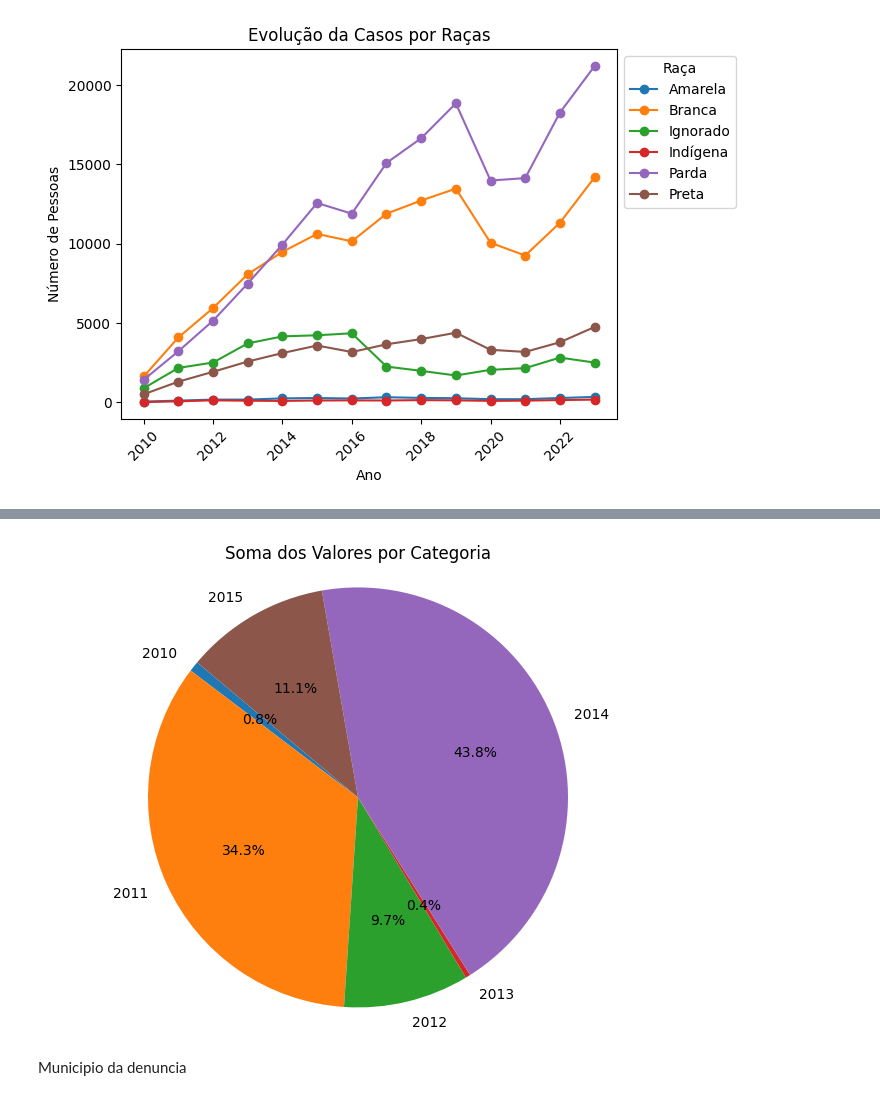
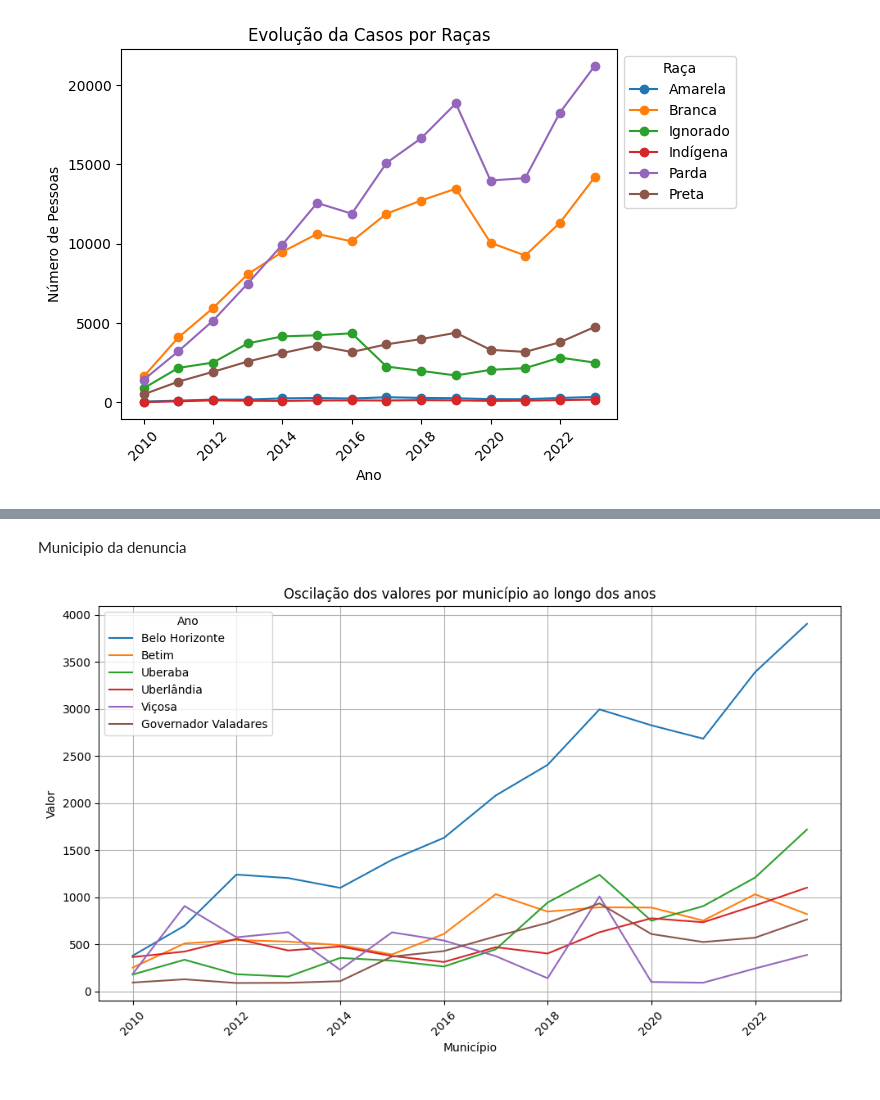
Before and after one commit to AlexeiAltamira/Portfolio, a Jupyter notebook: Violencia_contra_mulher.ipynb, the cells around one changed output, grey strips where cells are left out. Saved outputs shown, nothing was run; the diff lists cells and outputs as text; code cells hidden in the pictures.

```diff
--- a/Violencia_contra_mulher.ipynb
+++ b/Violencia_contra_mulher.ipynb
@@ -327,30 +282,2 @@ plt.show()
-# %%
-# Adicionando uma coluna com a soma dos valores por linha
-resultados_totais['Soma'] = resultados_totais.sum(axis=1)
-
-# Criando o gráfico de pizza
-plt.figure(figsize=(8, 6))
-plt.pie(resultados_totais['Soma'], labels=resultados_totais, autopct='%1.1f%%', startangle=140)
-plt.title('Soma dos Valores por Categoria')
-plt.axis('equal')  # Deixa o gráfico de pizza circular
-plt.show()
-
-# Exemplo de dataframe com as cores e o total de vezes que aparecem
-dados = {'Cor': ['Vermelho', 'Verde', 'Azul', 'Amarelo'],
-         'Total': [10, 20, 15, 5]}
-
-df = pd.DataFrame(dados)
-
-# Criando o gráfico de pizza
-plt.figure(figsize=(8, 6))
-plt.pie(df['Total'], labels=df['Cor'], autopct='%1.1f%%', startangle=140)
-plt.title('Distribuição de Cores')
-plt.axis('equal')  # Assegura que o gráfico seja desenhado como um círculo
-plt.show()
-# %% [output]
-[figure, removed]
 # %% [markdown]
 Municipio da denuncia
-# %%
-# Lista de raças
-municipio = mulher_2010['ID_MN_RESI'].unique()
@@ -387,0 +284,35 @@ plt.show()
+# %%
+# Concatenando todos os dataframes em um único dataframe
+mulher_concatenado = pd.concat(arquivo)
+
+# Use value_counts() para obter a contagem de ocorrências de cada município
+contagem_municipios = mulher_concatenado['ID_MN_RESI'].value_counts()
+
+# Lista dos 6 municípios mais frequentes
+top_6_municipios = contagem_municipios.head(6).index.tolist()
+
+# Para cada município, realizar a contagem ao longo do tempo
+for municipio in top_6_municipios:
+  quantidade = []
+  for ano in arquivo:
+    quantidade.append(ano['ID_MN_RESI'].value_counts()[municipio])
+  municipios[municipio] = quantidade
+
+municipios = pd.DataFrame(municipios)
+
+municipios.index = anos
+
+# Plotar um gráfico de linhas para cada município
+municipios.plot(kind='line', figsize=(10, 6))
+
+# Adicionar rótulos e legendas ao gráfico
+plt.xlabel('Município')
+plt.ylabel('Valor')
+plt.title('Oscilação dos valores por município ao longo dos anos')
+plt.legend(title='Ano')
+plt.xticks(rotation=45)
+plt.grid(True)
+plt.tight_layout()  # Ajusta automaticamente o layout do gráfico para evitar sobreposição de elementos
+plt.show()
+# %% [output]
+[figure, added]
```
Also changed, not shown: parts of 8 cells of this notebook.
